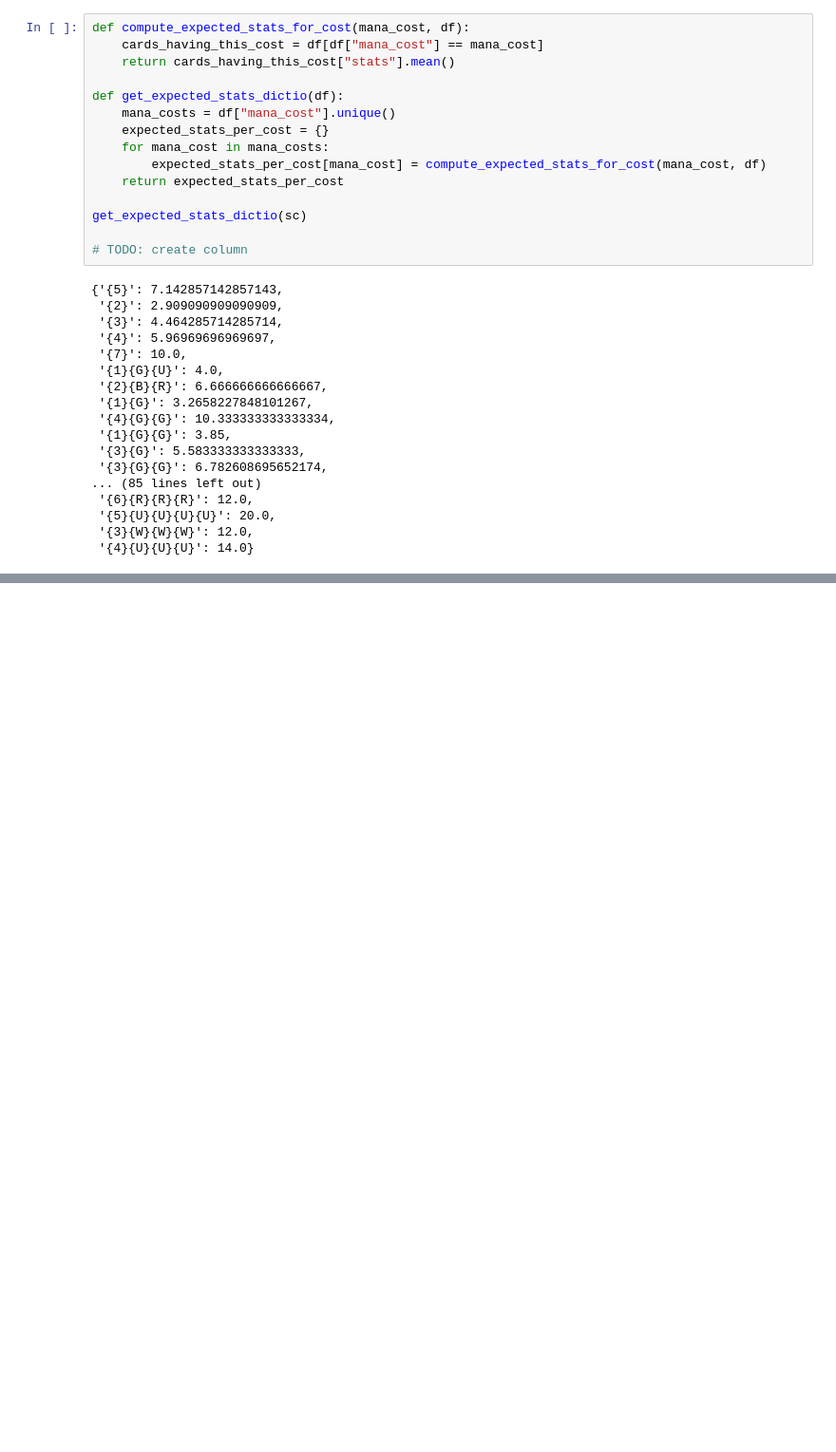
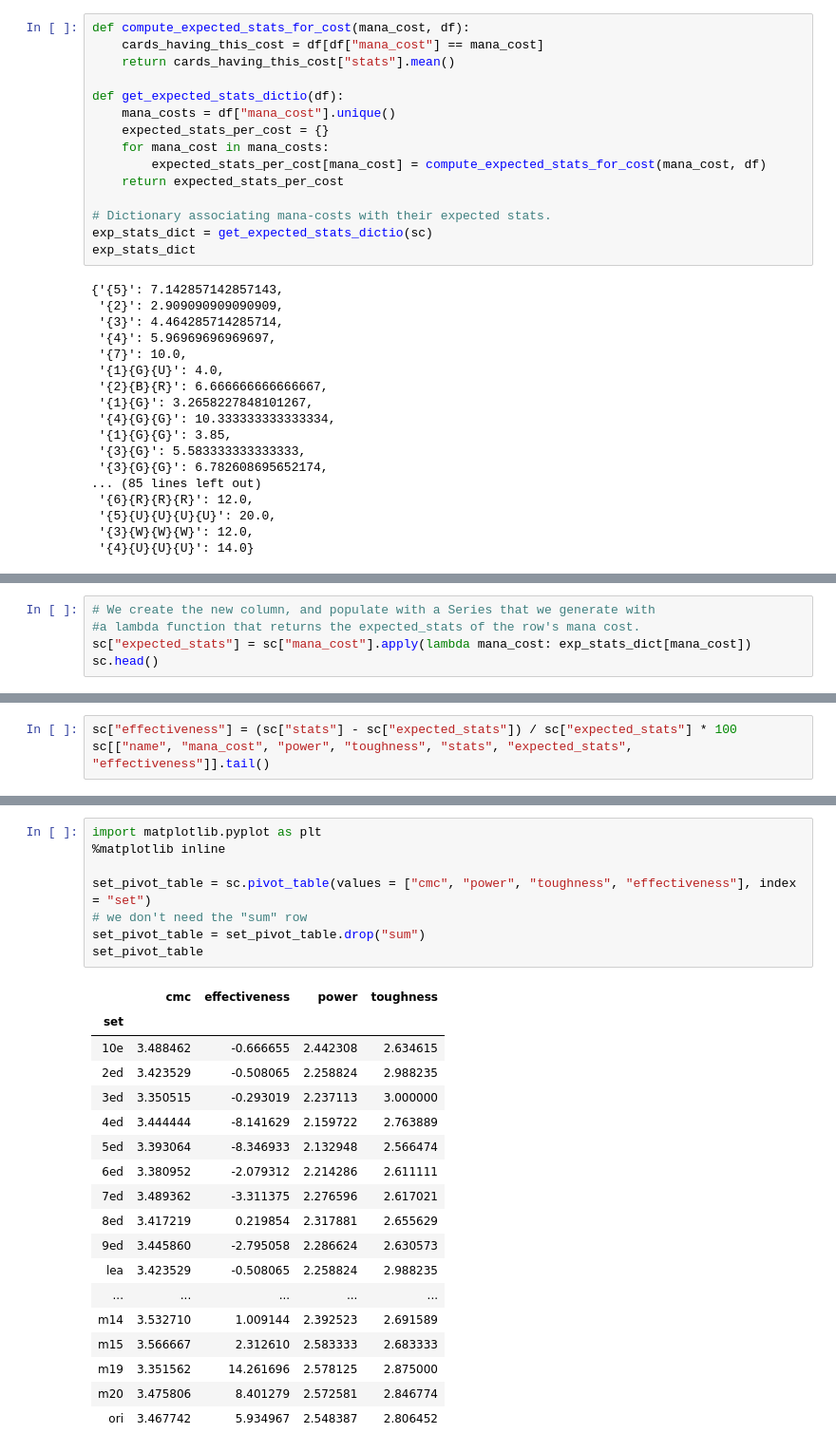
Before and after one commit to MaximeBastion/DataScience-MTG-Power-Creep, a Jupyter notebook: MTG - Creature Power-Creep.ipynb, the cells around one changed output, grey strips where cells are left out. Shown at 95% size. Drawn from its saved outputs; the diff is of its cells as text; blank space fills up the shorter version.

```diff
--- a/MTG - Creature Power-Creep.ipynb
+++ b/MTG - Creature Power-Creep.ipynb
@@ -538,9 +538,9 @@ def get_expected_stats_dictio(df):
         expected_stats_per_cost[mana_cost] = compute_expected_stats_for_cost(mana_cost, df)
     return expected_stats_per_cost
 
-get_expected_stats_dictio(sc)
-
-# TODO: create column
+# Dictionary associating mana-costs with their expected stats.
+exp_stats_dict = get_expected_stats_dictio(sc)
+exp_stats_dict
 # %% [output]
 {'{5}': 7.142857142857143,
  '{2}': 2.909090909090909,
@@ -561,0 +565,5 @@ get_expected_stats_dictio(sc)
+# %%
+# We create the new column, and populate with a Series that we generate with
+#a lambda function that returns the expected_stats of the row's mana cost.
+sc["expected_stats"] = sc["mana_cost"].apply(lambda mana_cost: exp_stats_dict[mana_cost])
+sc.head()
@@ -561,0 +582,3 @@ get_expected_stats_dictio(sc)
+# %%
+sc["effectiveness"] = (sc["stats"] - sc["expected_stats"]) / sc["expected_stats"] * 100
+sc[["name", "mana_cost", "power", "toughness", "stats", "expected_stats", "effectiveness"]].tail()
@@ -561,0 +612,27 @@ get_expected_stats_dictio(sc)
+# %%
+import matplotlib.pyplot as plt
+%matplotlib inline
+
+set_pivot_table = sc.pivot_table(values = ["cmc", "power", "toughness", "effectiveness"], index = "set")
+# we don't need the "sum" row
+set_pivot_table = set_pivot_table.drop("sum")
+set_pivot_table
+# %% [output]
+|  | cmc | effectiveness | power | toughness |
+| set |  |  |  |  |
+| 10e | 3.488462 | -0.666655 | 2.442308 | 2.634615 |
+| 2ed | 3.423529 | -0.508065 | 2.258824 | 2.988235 |
+| 3ed | 3.350515 | -0.293019 | 2.237113 | 3.000000 |
+| 4ed | 3.444444 | -8.141629 | 2.159722 | 2.763889 |
+| 5ed | 3.393064 | -8.346933 | 2.132948 | 2.566474 |
+| 6ed | 3.380952 | -2.079312 | 2.214286 | 2.611111 |
+| 7ed | 3.489362 | -3.311375 | 2.276596 | 2.617021 |
+| 8ed | 3.417219 | 0.219854 | 2.317881 | 2.655629 |
+| 9ed | 3.445860 | -2.795058 | 2.286624 | 2.630573 |
+| lea | 3.423529 | -0.508065 | 2.258824 | 2.988235 |
+| ... | ... | ... | ... | ... |
+| m14 | 3.532710 | 1.009144 | 2.392523 | 2.691589 |
+| m15 | 3.566667 | 2.312610 | 2.583333 | 2.683333 |
+| m19 | 3.351562 | 14.261696 | 2.578125 | 2.875000 |
+| m20 | 3.475806 | 8.401279 | 2.572581 | 2.846774 |
+| ori | 3.467742 | 5.934967 | 2.548387 | 2.806452 |
```
Also changed, not shown: parts of 22 cells of this notebook, 1 other file.
